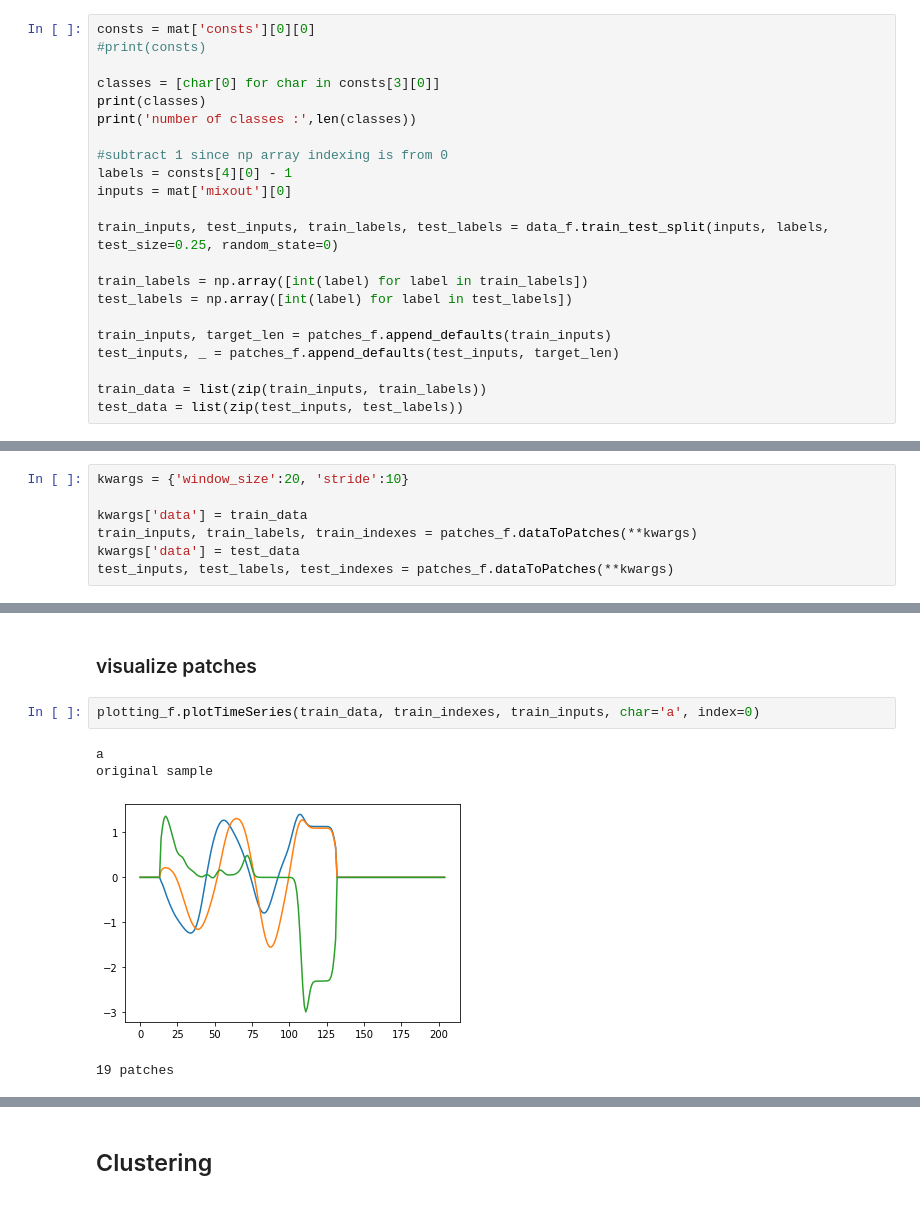
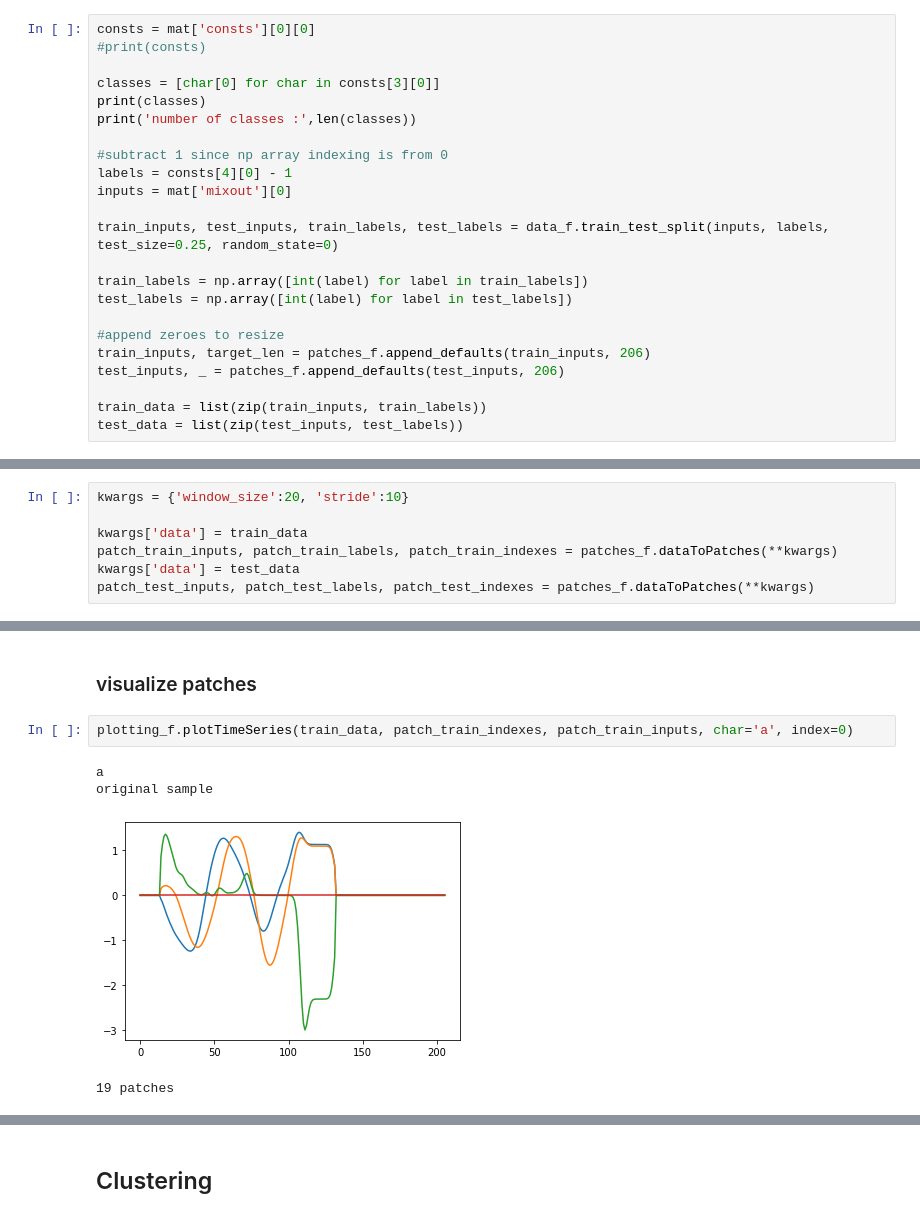
Before and after one commit to gourarushi/Character-Trajectory, a Jupyter notebook: project/CharacterTrajectories_Patches.ipynb, the cells around one changed output, grey strips where cells are left out. Cells and saved outputs as stored; diff of their text form.

```diff
--- a/project/CharacterTrajectories_Patches.ipynb
+++ b/project/CharacterTrajectories_Patches.ipynb
@@ -79,8 +76,9 @@ train_inputs, test_inputs, train_labels, test_labels = data_f.train_test_split(i
 train_labels = np.array([int(label) for label in train_labels])
 test_labels = np.array([int(label) for label in test_labels])
 
-train_inputs, target_len = patches_f.append_defaults(train_inputs)
-test_inputs, _ = patches_f.append_defaults(test_inputs, target_len)
+#append zeroes to resize
+train_inputs, target_len = patches_f.append_defaults(train_inputs, 206)
+test_inputs, _ = patches_f.append_defaults(test_inputs, 206)
 
 train_data = list(zip(train_inputs, train_labels))
 test_data = list(zip(test_inputs, test_labels))
@@ -107,9 +105,9 @@ max length = 205
 kwargs = {'window_size':20, 'stride':10}
 
 kwargs['data'] = train_data
-train_inputs, train_labels, train_indexes = patches_f.dataToPatches(**kwargs)
+patch_train_inputs, patch_train_labels, patch_train_indexes = patches_f.dataToPatches(**kwargs)
 kwargs['data'] = test_data
-test_inputs, test_labels, test_indexes = patches_f.dataToPatches(**kwargs)
+patch_test_inputs, patch_test_labels, patch_test_indexes = patches_f.dataToPatches(**kwargs)
 # %% [markdown]
 create dataset and dataloader
 # %%
@@ -119,11 +117,11 @@ train_loader, val_loader, test_loader = data_f.createLoaders(train_inputs, train
 # %% [markdown]
 ### visualize patches
 # %%
-plotting_f.plotTimeSeries(train_data, train_indexes, train_inputs, char='a', index=0)
+plotting_f.plotTimeSeries(train_data, patch_train_indexes, patch_train_inputs, char='a', index=0)
 # %% [output]
 a
 original sample
-[figure, old version]
+[figure, new version]
 19 patches
 [figure]
 # %%
```
Also changed, not shown: parts of 13 cells of this notebook.
